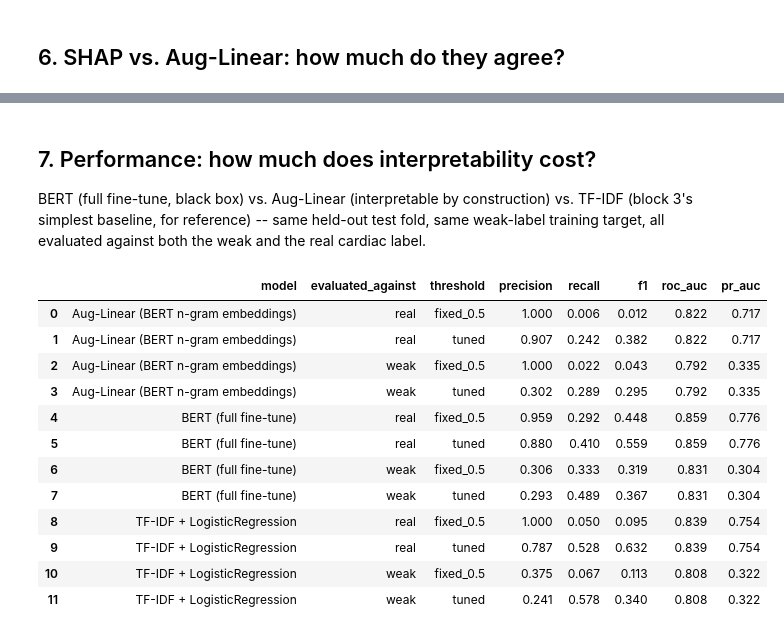
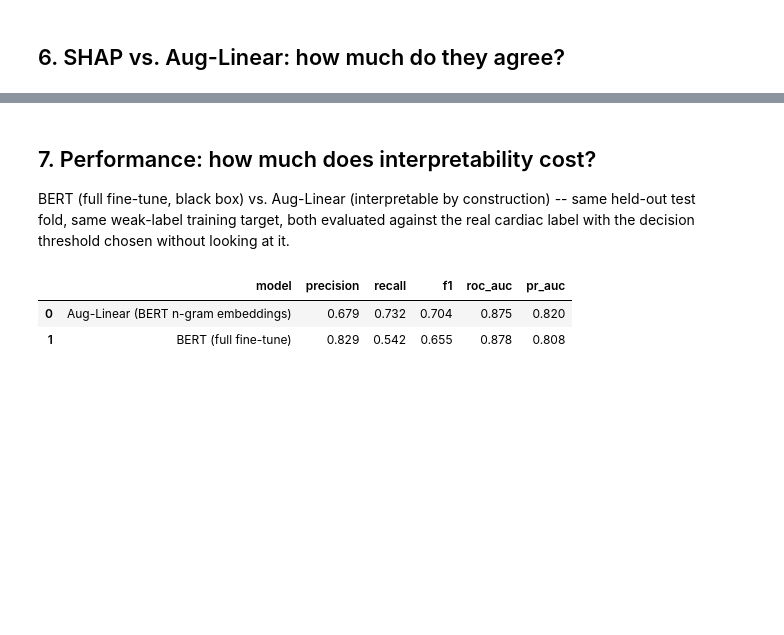
Before and after one commit to vittot/ISCB-NLP-Course-2026, a Jupyter notebook: notebooks/ex3_explainability.ipynb, the cells around one changed output, grey strips where cells are left out. Saved outputs shown, nothing was run; the diff lists cells and outputs as text; code cells hidden in the pictures; blank space fills up the shorter version.

```diff
--- a/notebooks/ex3_explainability.ipynb
+++ b/notebooks/ex3_explainability.ipynb
@@ -308,7 +400,8 @@ doc_embeddings_raw = doc_term @ ngram_embeddings
 print("document embedding matrix:", doc_embeddings_raw.shape)
 
 def fit_and_eval(doc_embeddings, label):
-    clf = LogisticRegression(max_iter=2000, random_state=RANDOM_STATE)
+    # the raw sum has very large values (rows with norm around 1000), so the solver needs many iterations
+    clf = LogisticRegression(max_iter=20000, random_state=RANDOM_STATE)
     clf.fit(doc_embeddings[fit_idx_sub], weak_y[fit_idx_sub])
     test_proba = clf.predict_proba(doc_embeddings[test_idx])[:, 1]
     roc = roc_auc_score(real_y[test_idx], test_proba)
@@ -316,28 +409,21 @@ def fit_and_eval(doc_embeddings, label):
     print(f"{label:35s} ROC-AUC vs real: {roc:.3f} | PR-AUC vs real: {pr:.3f}")
     return clf, test_proba
 
-# Quick test: does L2-normalizing each document's embedding (so document length/verbosity
-# stops inflating the vector's magnitude, the same way TfidfVectorizer's default
-# norm="l2" already controls for length) close some of the gap to TF-IDF?
 from sklearn.preprocessing import normalize
 doc_embeddings_l2 = normalize(doc_embeddings_raw, norm="l2")
 
-# And: does averaging instead of summing (so a document that happens to match more
-# n-grams doesn't automatically get a larger-magnitude vector) help on its own?
 ngram_counts_per_doc = np.asarray(doc_term.sum(axis=1)).ravel()
 doc_embeddings_mean = doc_embeddings_raw / np.clip(ngram_counts_per_doc, 1, None)[:, None]
 
 print("=== raw sum vs. L2-normalized vs. mean-pooled document embeddings ===")
-_, _ = fit_and_eval(doc_embeddings_raw, "raw sum (original)")
+_, _ = fit_and_eval(doc_embeddings_raw, "raw sum")
 auglin_clf, auglin_test_proba = fit_and_eval(doc_embeddings_l2, "L2-normalized")
 _, _ = fit_and_eval(doc_embeddings_mean, "mean-pooled")
 
-# Adopt the L2-normalized version as "Aug-Linear" for the rest of this notebook --
-# see section 8 for the comparison and why.
 doc_embeddings = doc_embeddings_l2
 
-# per-n-gram score: its embedding dotted with the fitted linear weight vector -- one
-# fixed number per n-gram, not tied to any single document.
+# per-n-gram score: its embedding dotted with the fitted linear weight vector
+# one fixed number per n-gram, not tied to any single document.
 ngram_scores = ngram_embeddings @ auglin_clf.coef_[0]
 ngram_lengths = np.array([len(g.split()) for g in vocab])
 
@@ -406,61 +618,36 @@ trigrams: 1/15 shared in both top-15 -> ['hypertensive heart disease']
 # %% [markdown]
 ## 7. Performance: how much does interpretability cost?
 
-BERT (full fine-tune, black box) vs. Aug-Linear (interpretable by construction) vs.
-TF-IDF (block 3's simplest baseline, for reference) -- same held-out test fold, same
-weak-label training target, all evaluated against both the weak and the real cardiac
-label.
+BERT (full fine-tune, black box) vs. Aug-Linear (interpretable by construction) -- same
+held-out test fold, same weak-label training target, both evaluated against the real cardiac label
+with the decision threshold chosen without looking at it.
 # %%
-from sklearn.feature_extraction.text import TfidfVectorizer
-
-tfidf_vectorizer = TfidfVectorizer(stop_words="english", max_features=20000, ngram_range=(1, 2))
-X_fit_tfidf = tfidf_vectorizer.fit_transform(texts[fit_idx_sub])
-tfidf_clf = LogisticRegression(max_iter=1000, random_state=RANDOM_STATE)
-tfidf_clf.fit(X_fit_tfidf, weak_y[fit_idx_sub])
-tfidf_test_proba = tfidf_clf.predict_proba(tfidf_vectorizer.transform(texts[test_idx]))[:, 1]
-tfidf_val_proba = tfidf_clf.predict_proba(tfidf_vectorizer.transform(texts[val_idx]))[:, 1]
-
-bert_val_proba = bert_predict_proba(bert_model, texts[val_idx])
 auglin_val_proba = auglin_clf.predict_proba(doc_embeddings[val_idx])[:, 1]
 
 def compute_metrics(y_true, y_proba, threshold=0.5):
     y_pred = (y_proba >= threshold).astype(int)
     return {
         "precision": precision_score(y_true, y_pred, zero_division=0),
         "recall": recall_score(y_true, y_pred, zero_division=0),
         "f1": f1_score(y_true, y_pred, zero_division=0),
         "roc_auc": roc_auc_score(y_true, y_proba),
         "pr_auc": average_precision_score(y_true, y_proba),
     }
 
+# BERT keeps the threshold that was chosen for it in the previous exercise; Aug-Linear gets its own
+# from the validation slice. Only the tuned threshold and the real labels are shown here.
 model_runs = [
-    ("BERT (full fine-tune)", test_proba, bert_val_proba),
-    ("Aug-Linear (BERT n-gram embeddings)", auglin_test_proba, auglin_val_proba),
-    ("TF-IDF + LogisticRegression", tfidf_test_proba, tfidf_val_proba),
+    ("BERT (full fine-tune)", test_proba, bert_threshold),
+    ("Aug-Linear (BERT n-gram embeddings)", auglin_test_proba, pick_threshold(weak_y[val_idx], auglin_val_proba)),
 ]
 
 rows = []
-for name, test_proba_m, val_proba_m in model_runs:
-    tuned_threshold = pick_threshold(weak_y[val_idx], val_proba_m)
-    for label_type, y in [("weak", weak_y[test_idx]), ("real", real_y[test_idx])]:
-        for threshold_name, threshold in [("fixed_0.5", 0.5), ("tuned", tuned_threshold)]:
-            m = compute_metrics(y, test_proba_m, threshold)
-            rows.append({"model": name, "evaluated_against": label_type, "threshold": threshold_name, **m})
+for name, test_proba_m, tuned_threshold in model_runs:
+    rows.append({"model": name, **compute_metrics(real_y[test_idx], test_proba_m, tuned_threshold)})
 
-results = pd.DataFrame(rows)
-results = results.sort_values(["model", "evaluated_against", "threshold"]).reset_index(drop=True)
+results = pd.DataFrame(rows).sort_values("model").reset_index(drop=True)
 results.round(3)
 # %% [output]
-|  | model | evaluated_against | threshold | precision | recall | f1 | roc_auc | pr_auc |
-| 0 | Aug-Linear (BERT n-gram embeddings) | real | fixed_0.5 | 1.000 | 0.006 | 0.012 | 0.822 | 0.717 |
-| 1 | Aug-Linear (BERT n-gram embeddings) | real | tuned | 0.907 | 0.242 | 0.382 | 0.822 | 0.717 |
-| 2 | Aug-Linear (BERT n-gram embeddings) | weak | fixed_0.5 | 1.000 | 0.022 | 0.043 | 0.792 | 0.335 |
-| 3 | Aug-Linear (BERT n-gram embeddings) | weak | tuned | 0.302 | 0.289 | 0.295 | 0.792 | 0.335 |
-| 4 | BERT (full fine-tune) | real | fixed_0.5 | 0.959 | 0.292 | 0.448 | 0.859 | 0.776 |
-| 5 | BERT (full fine-tune) | real | tuned | 0.880 | 0.410 | 0.559 | 0.859 | 0.776 |
-| 6 | BERT (full fine-tune) | weak | fixed_0.5 | 0.306 | 0.333 | 0.319 | 0.831 | 0.304 |
-| 7 | BERT (full fine-tune) | weak | tuned | 0.293 | 0.489 | 0.367 | 0.831 | 0.304 |
-| 8 | TF-IDF + LogisticRegression | real | fixed_0.5 | 1.000 | 0.050 | 0.095 | 0.839 | 0.754 |
-| 9 | TF-IDF + LogisticRegression | real | tuned | 0.787 | 0.528 | 0.632 | 0.839 | 0.754 |
-| 10 | TF-IDF + LogisticRegression | weak | fixed_0.5 | 0.375 | 0.067 | 0.113 | 0.808 | 0.322 |
-| 11 | TF-IDF + LogisticRegression | weak | tuned | 0.241 | 0.578 | 0.340 | 0.808 | 0.322 |
+|  | model | precision | recall | f1 | roc_auc | pr_auc |
+| 0 | Aug-Linear (BERT n-gram embeddings) | 0.679 | 0.732 | 0.704 | 0.875 | 0.820 |
+| 1 | BERT (full fine-tune) | 0.829 | 0.542 | 0.655 | 0.878 | 0.808 |
```
Also changed, not shown: parts of 18 cells of this notebook, 5 other files.
